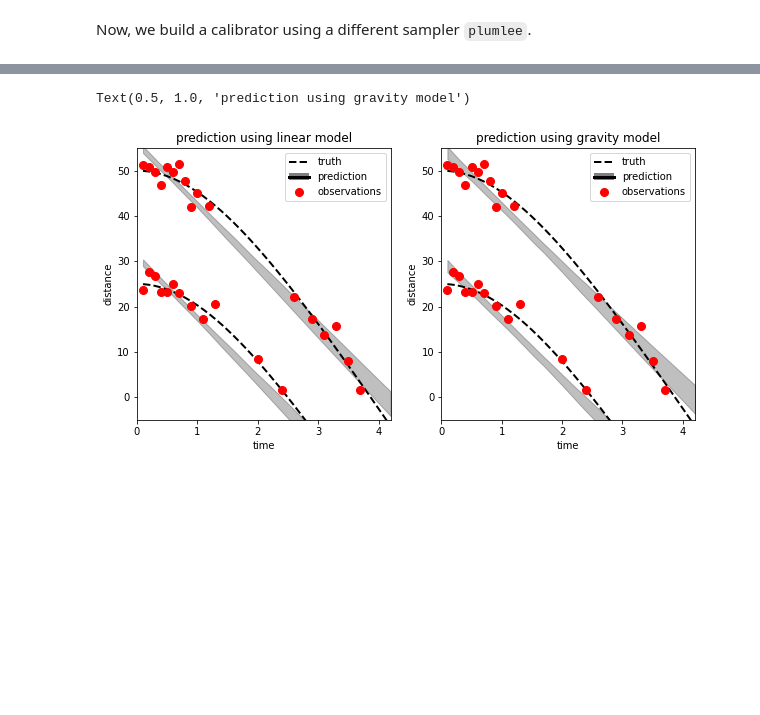
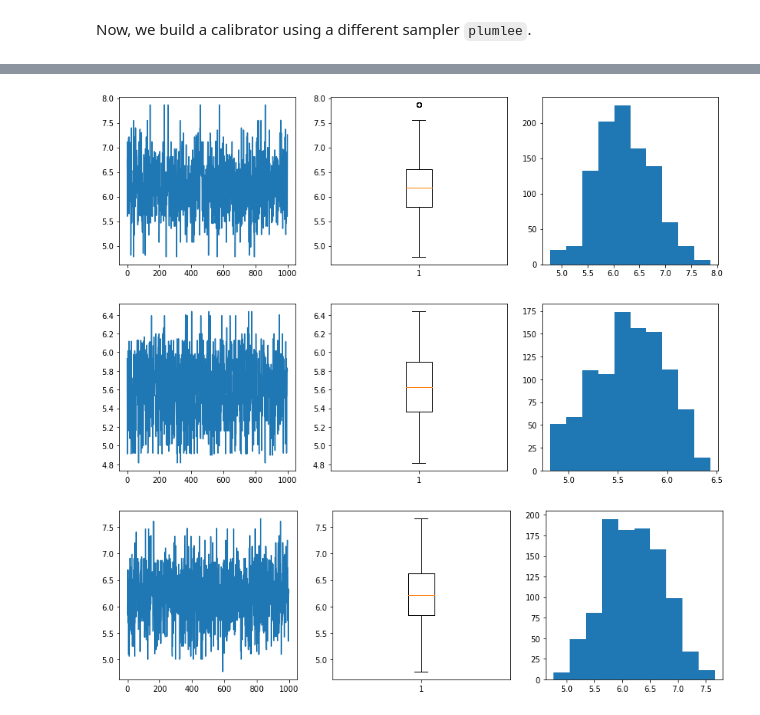
Before and after one commit to catatonicpig/ModCal, a Jupyter notebook: examples/Example2/Example2_nb.ipynb, the cells around one changed output, grey strips where cells are left out. Drawn from its saved outputs; the diff is of its cells as text; code cells hidden in the pictures; blank space fills up the shorter version.

```diff
--- a/examples/Example2/Example2_nb.ipynb
+++ b/examples/Example2/Example2_nb.ipynb
@@ -52,6 +51,5 @@ x = np.array([[ 0.1, 25. ],
 # %%
 def balldroptrue(x):
-    """Place description here."""
     def logcosh(x):
         # preventing crashing
         s = np.sign(x) * x
@@ -222,9 +237,9 @@ def plotpreds(axis, pred):
-# %%
-fig, axes = plt.subplots(ncols=2, nrows=1, figsize=(10, 5))
-plotpreds(axes[0], pred_lin_1)
-axes[0].set_title('prediction using linear model')
-plotpreds(axes[1], pred_lin_2)
-axes[1].set_title('prediction using gravity model')
-# %% [output]
-Text(0.5, 1.0, 'prediction using gravity model')
-[figure, removed]
+# %%
+# visualize posterior draws for the calibration parameter
+plot_theta(cal_lin_1, 0)
+plot_theta(cal_lin_2, 0)
+plot_theta(cal_lin_3, 0)
+# %% [output]
+[figure, added]
+[figure, added]
+[figure, added]
```
Also changed, not shown: parts of 29 cells of this notebook, 4 other files.
